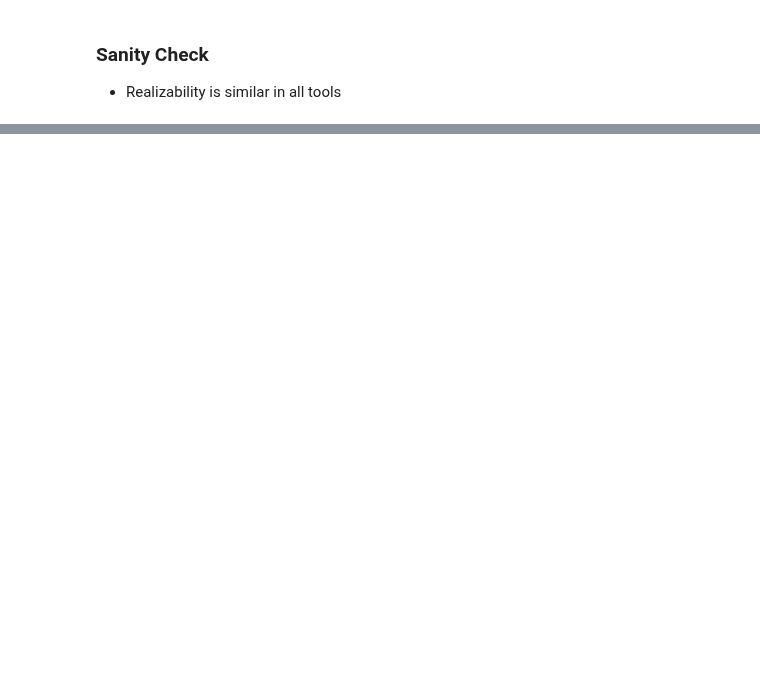
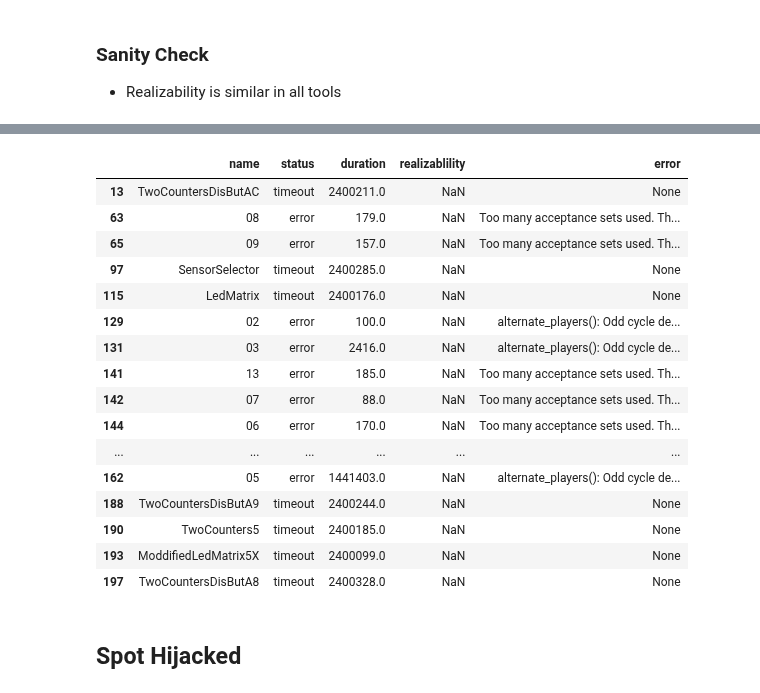
Before and after one commit to eliyaoo32/DepSynt, a Jupyter notebook: notebooks/synthesis-result.ipynb, the cells around one changed output, grey strips where cells are left out. Cells and saved outputs as stored; diff of their text form; code cells hidden in the pictures; blank space fills up the shorter version.

```diff
--- a/notebooks/synthesis-result.ipynb
+++ b/notebooks/synthesis-result.ipynb
@@ -27,4 +28,9 @@ import os.path
 from pathlib import Path
 import json
 import re
+# %%
+def seconds_to_ms(secs):
+    return secs * 1000
+
+TIMEOUT_MS = seconds_to_ms(60*39) # 39 minutes
 # %% [markdown]
@@ -99,0 +187,22 @@ deps_synt_df
+# %%
+spot_sd_df[spot_sd_df['status'] != 'completed']
+# %% [output]
+|  | name | status | duration | realizablility | error |
+| 13 | TwoCountersDisButAC | timeout | 2400211.0 | NaN | None |
+| 63 | 08 | error | 179.0 | NaN | Too many acceptance sets used. Th... |
+| 65 | 09 | error | 157.0 | NaN | Too many acceptance sets used. Th... |
+| 97 | SensorSelector | timeout | 2400285.0 | NaN | None |
+| 115 | LedMatrix | timeout | 2400176.0 | NaN | None |
+| 129 | 02 | error | 100.0 | NaN | alternate_players(): Odd cycle de... |
+| 131 | 03 | error | 2416.0 | NaN | alternate_players(): Odd cycle de... |
+| 141 | 13 | error | 185.0 | NaN | Too many acceptance sets used. Th... |
+| 142 | 07 | error | 88.0 | NaN | Too many acceptance sets used. Th... |
+| 144 | 06 | error | 170.0 | NaN | Too many acceptance sets used. Th... |
+| ... | ... | ... | ... | ... | ... |
+| 162 | 05 | error | 1441403.0 | NaN | alternate_players(): Odd cycle de... |
+| 188 | TwoCountersDisButA9 | timeout | 2400244.0 | NaN | None |
+| 190 | TwoCounters5 | timeout | 2400185.0 | NaN | None |
+| 193 | ModdifiedLedMatrix5X | timeout | 2400099.0 | NaN | None |
+| 197 | TwoCountersDisButA8 | timeout | 2400328.0 | NaN | None |
+# %% [markdown]
+## Spot Hijacked
```
Also changed, not shown: parts of 13 cells of this notebook.
